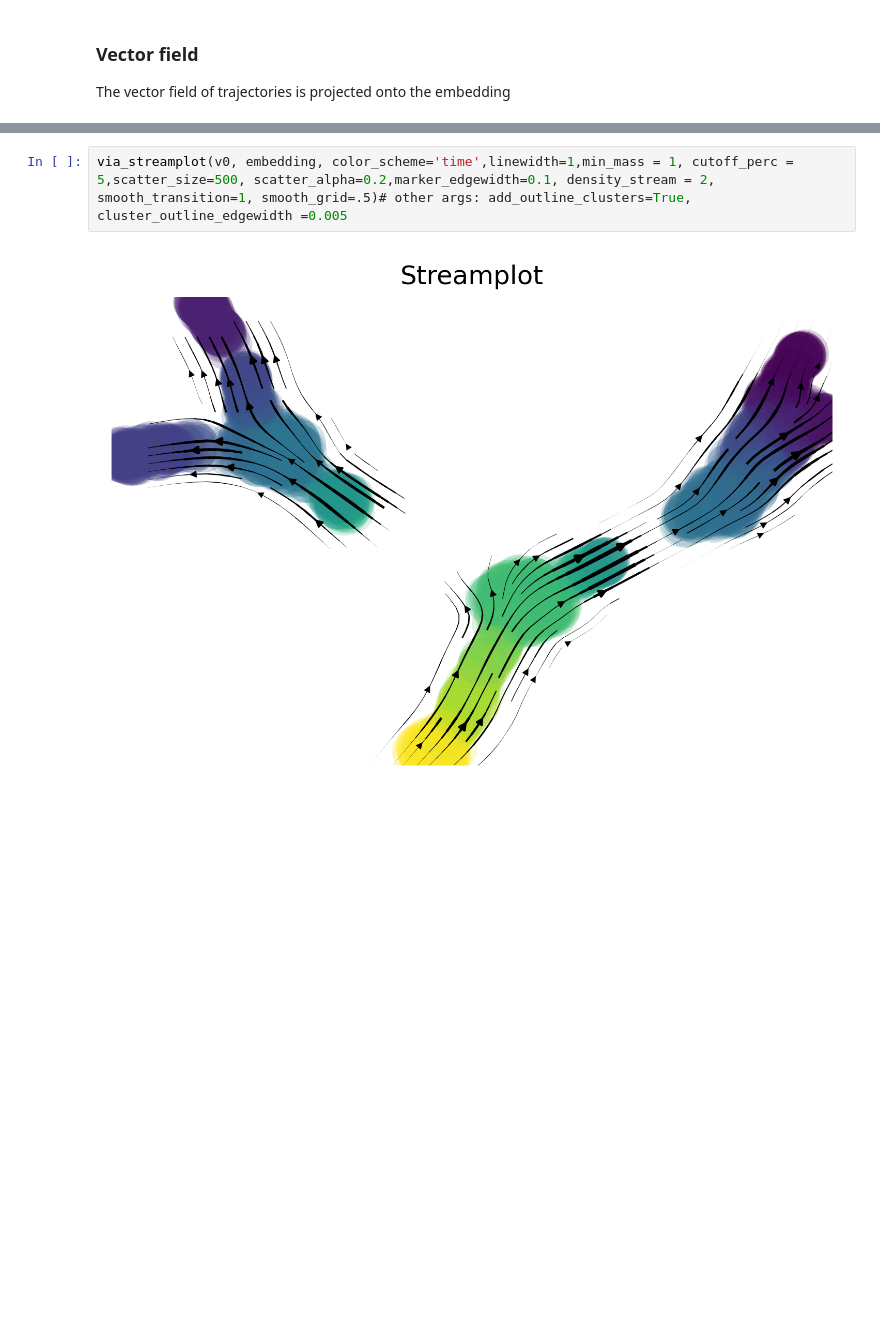
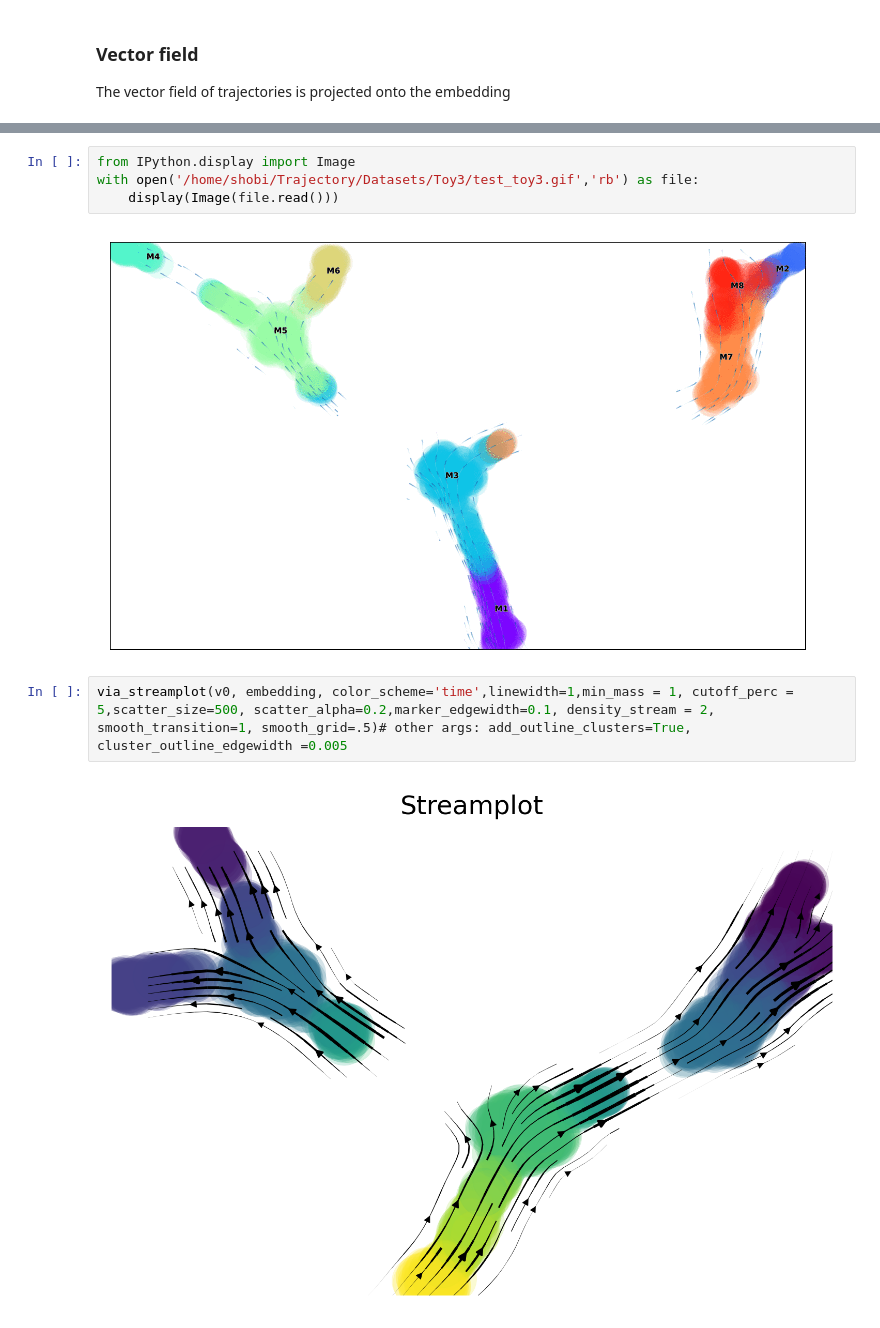
Before and after one commit to ShobiStassen/VIA, a Jupyter notebook: docs/Basic tutorial.ipynb, the cells around one changed output, grey strips where cells are left out. Saved outputs shown, nothing was run; the diff lists cells and outputs as text; blank space fills up the shorter version.

```diff
--- a/docs/Basic tutorial.ipynb
+++ b/docs/Basic tutorial.ipynb
@@ -129,3 +141,9 @@ via_streamplot(v0, embedding)
+# %%
+from IPython.display import Image
+with open('/home/shobi/Trajectory/Datasets/Toy3/test_toy3.gif','rb') as file:
+    display(Image(file.read()))
+# %% [output]
+[figure, added]
 # %%
 via_streamplot(v0, embedding, color_scheme='time',linewidth=1,min_mass = 1, cutoff_perc = 5,scatter_size=500, scatter_alpha=0.2,marker_edgewidth=0.1, density_stream = 2, smooth_transition=1, smooth_grid=.5)# other args: add_outline_clusters=True, cluster_outline_edgewidth =0.005
 # %% [output]
```
Also changed, not shown: parts of 5 cells of this notebook.
